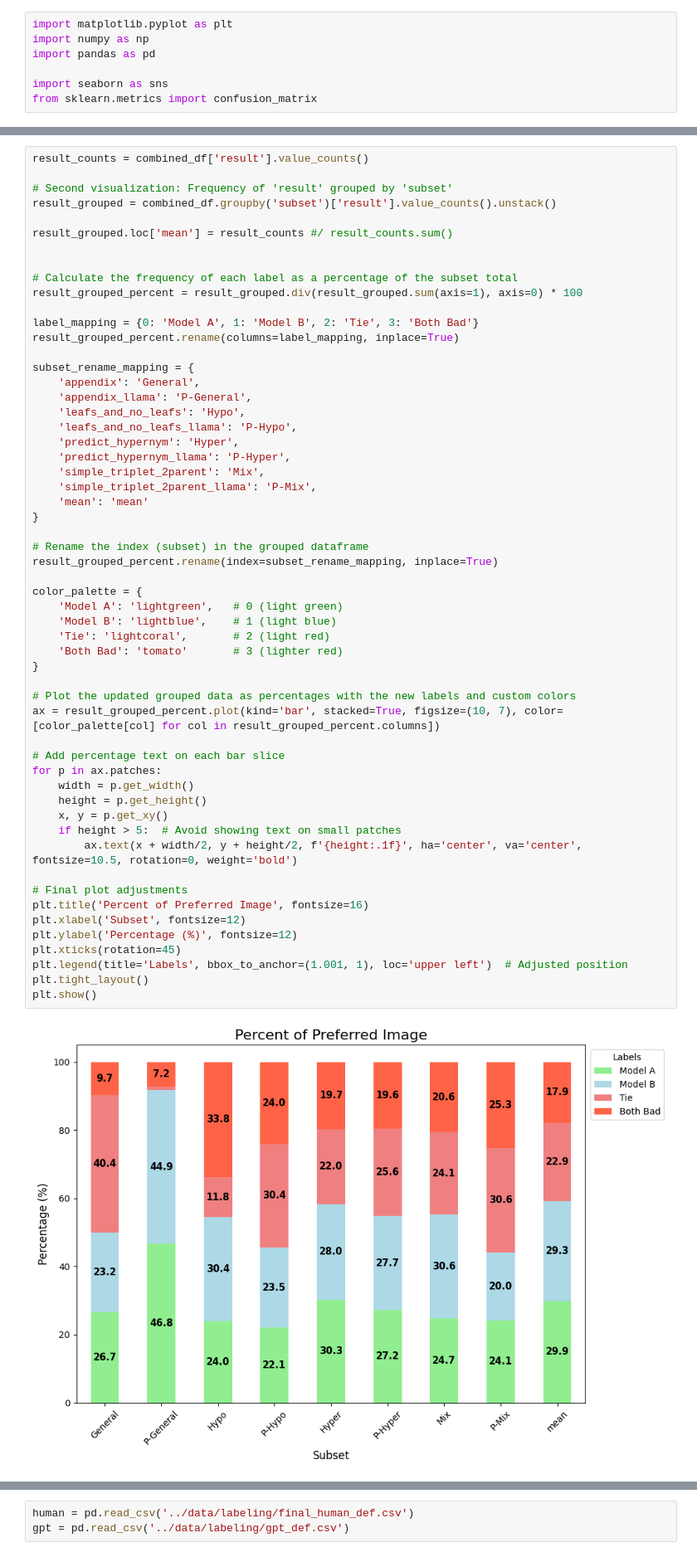
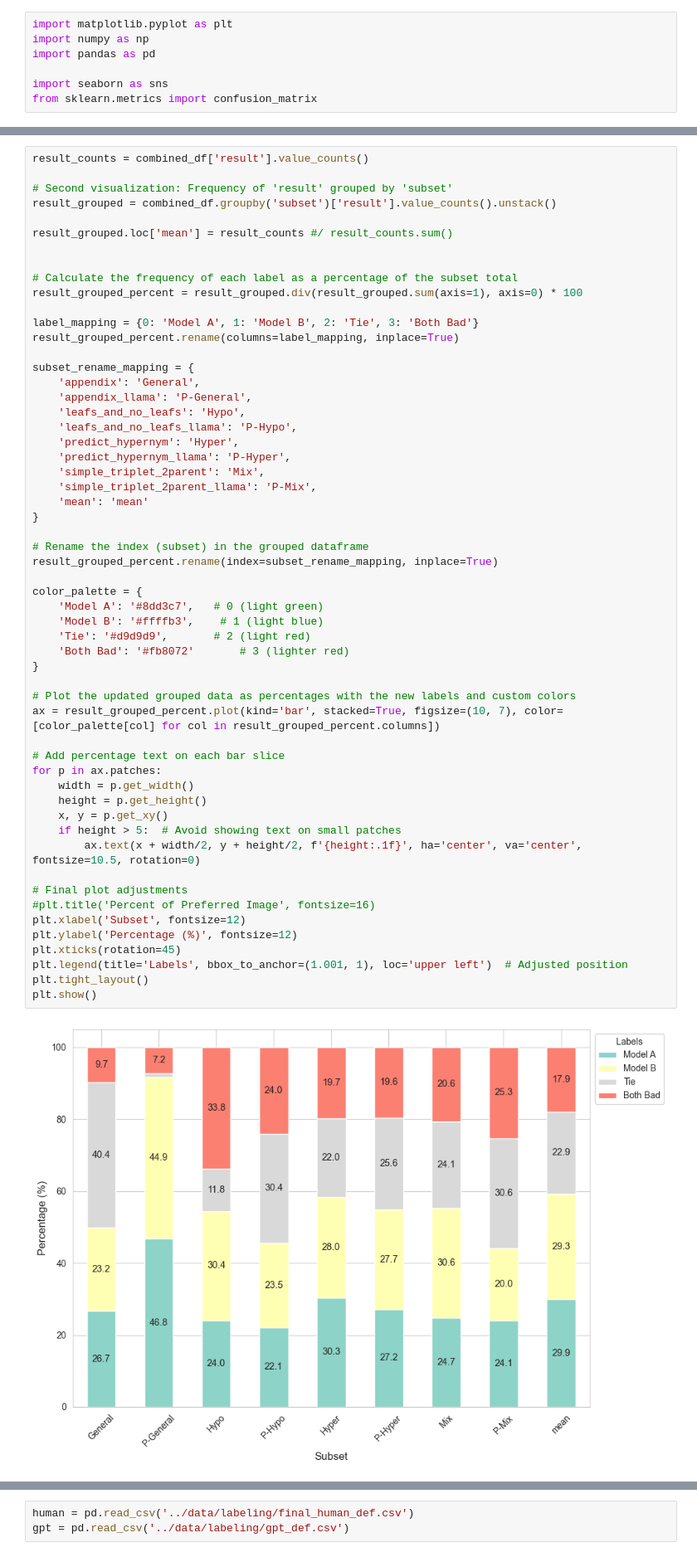
Before and after one commit to VityaVitalich/TaxoGen, a Jupyter notebook: notebooks/concat_labels.ipynb, the cells around one changed output, grey strips where cells are left out. Shown: that part at 83% size. Drawn from its saved outputs; the diff is of its cells as text.

Commit message:
change colors at plots

```diff
--- a/notebooks/concat_labels.ipynb
+++ b/notebooks/concat_labels.ipynb
@@ -79,37 +66,37 @@ subset_rename_mapping = {
     'predict_hypernym_llama': 'P-Hyper',
     'simple_triplet_2parent': 'Mix',
     'simple_triplet_2parent_llama': 'P-Mix',
     'mean': 'mean'
 }
 
 # Rename the index (subset) in the grouped dataframe
 result_grouped_percent.rename(index=subset_rename_mapping, inplace=True)
 
 color_palette = {
-    'Model A': 'lightgreen',   # 0 (light green)
-    'Model B': 'lightblue',    # 1 (light blue)
-    'Tie': 'lightcoral',       # 2 (light red)
-    'Both Bad': 'tomato'       # 3 (lighter red)
+    'Model A': '#8dd3c7',   # 0 (light green)
+    'Model B': '#ffffb3',    # 1 (light blue)
+    'Tie': '#d9d9d9',       # 2 (light red)
+    'Both Bad': '#fb8072'       # 3 (lighter red)
 }
 
 # Plot the updated grouped data as percentages with the new labels and custom colors
 ax = result_grouped_percent.plot(kind='bar', stacked=True, figsize=(10, 7), color=[color_palette[col] for col in result_grouped_percent.columns])
 
 # Add percentage text on each bar slice
 for p in ax.patches:
     width = p.get_width()
     height = p.get_height()
     x, y = p.get_xy()
     if height > 5:  # Avoid showing text on small patches
-        ax.text(x + width/2, y + height/2, f'{height:.1f}', ha='center', va='center', fontsize=10.5, rotation=0, weight='bold')
+        ax.text(x + width/2, y + height/2, f'{height:.1f}', ha='center', va='center', fontsize=10.5, rotation=0)
 
 # Final plot adjustments
-plt.title('Percent of Preferred Image', fontsize=16)
+#plt.title('Percent of Preferred Image', fontsize=16)
 plt.xlabel('Subset', fontsize=12)
 plt.ylabel('Percentage (%)', fontsize=12)
 plt.xticks(rotation=45)
 plt.legend(title='Labels', bbox_to_anchor=(1.001, 1), loc='upper left')  # Adjusted position
 plt.tight_layout()
 plt.show()
 # %% [output]
-[figure, old version]
+[figure, new version]
```
Also changed, not shown: parts of 8 cells of this notebook.
